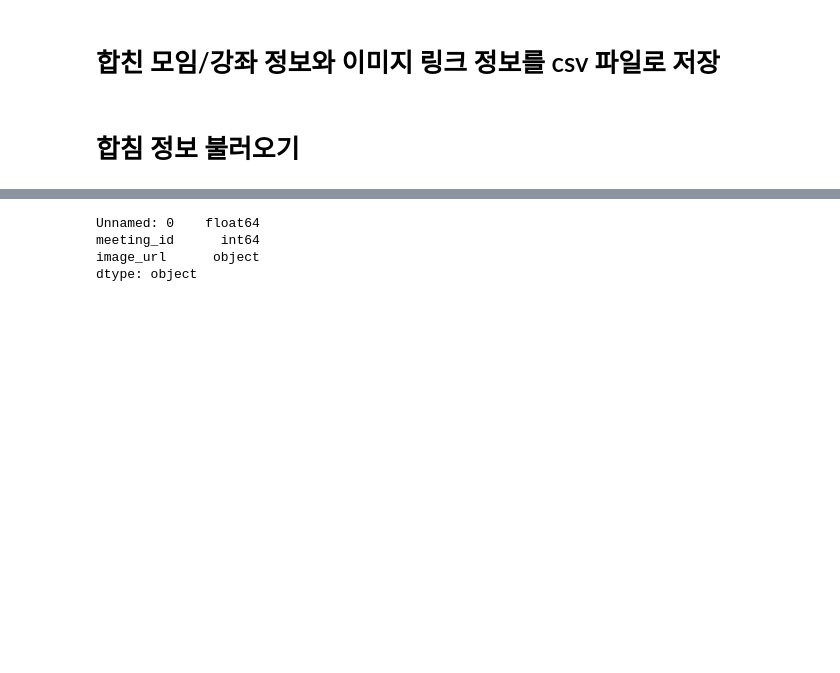
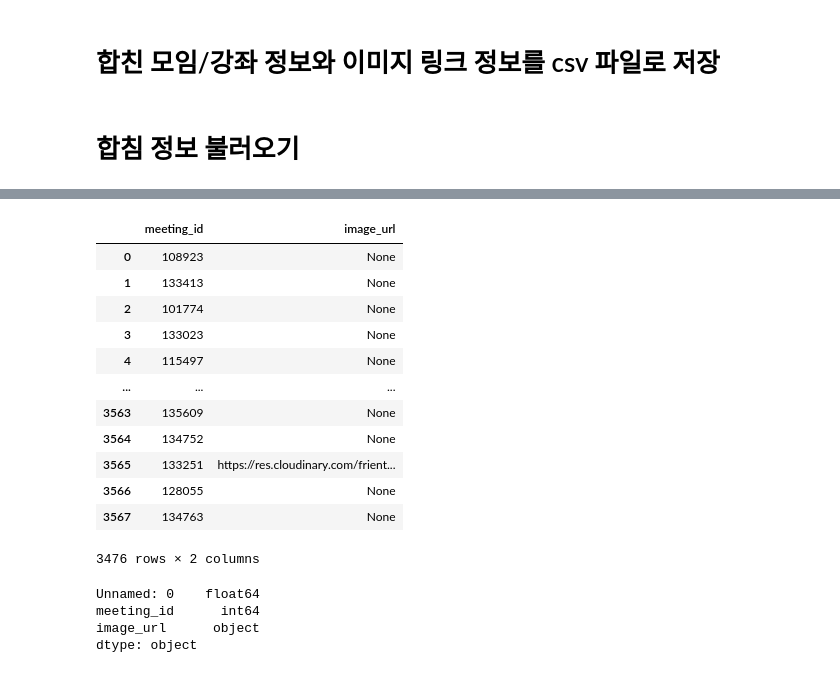
Before and after one commit to sht3898/wiselife, a Jupyter notebook: Data/recommend.ipynb, the cells around one changed output, grey strips where cells are left out. Saved outputs shown, nothing was run; the diff lists cells and outputs as text; code cells hidden in the pictures; blank space fills up the shorter version.

```diff
--- a/Data/recommend.ipynb
+++ b/Data/recommend.ipynb
@@ -102,3 +99,23 @@ df.meeting_id = df.meeting_id.astype('int')
+# %%
+images = images.drop("Unnamed: 0", axis=1)
+# %%
+images = images.drop_duplicates(["meeting_id"])
+# %%
+images
+# %% [output]
+|  | meeting_id | image_url |
+| 0 | 108923 | None |
+| 1 | 133413 | None |
+| 2 | 101774 | None |
+| 3 | 133023 | None |
+| 4 | 115497 | None |
+| ... | ... | ... |
+| 3563 | 135609 | None |
+| 3564 | 134752 | None |
+| 3565 | 133251 | https://res.cloudinary.com/frient... |
+| 3566 | 128055 | None |
+| 3567 | 134763 | None |
+3476 rows × 2 columns
 # %%
 images.dtypes
 # %% [output]
```
Also changed, not shown: parts of 2 cells of this notebook, 10 other files.
